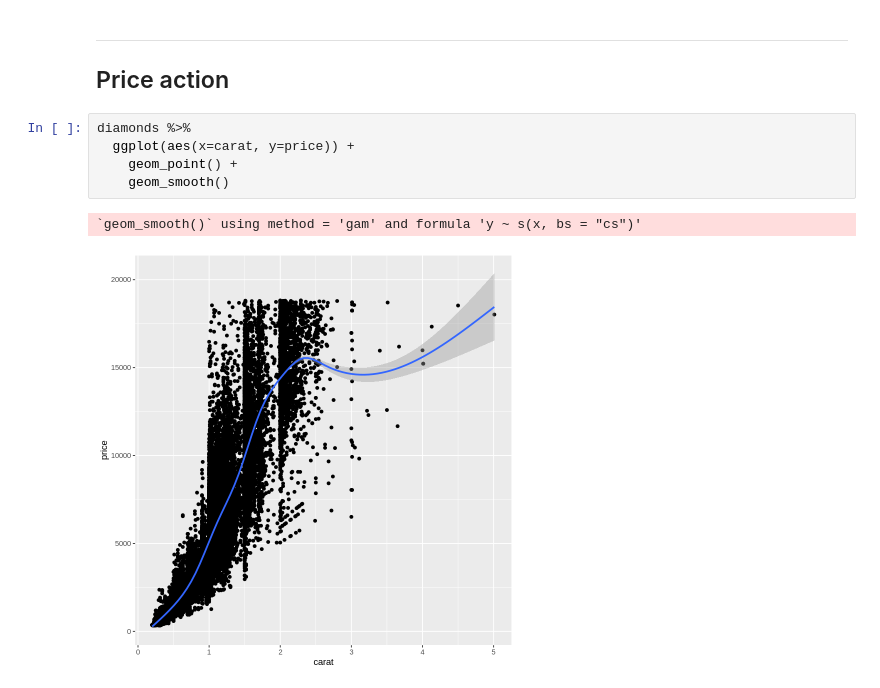
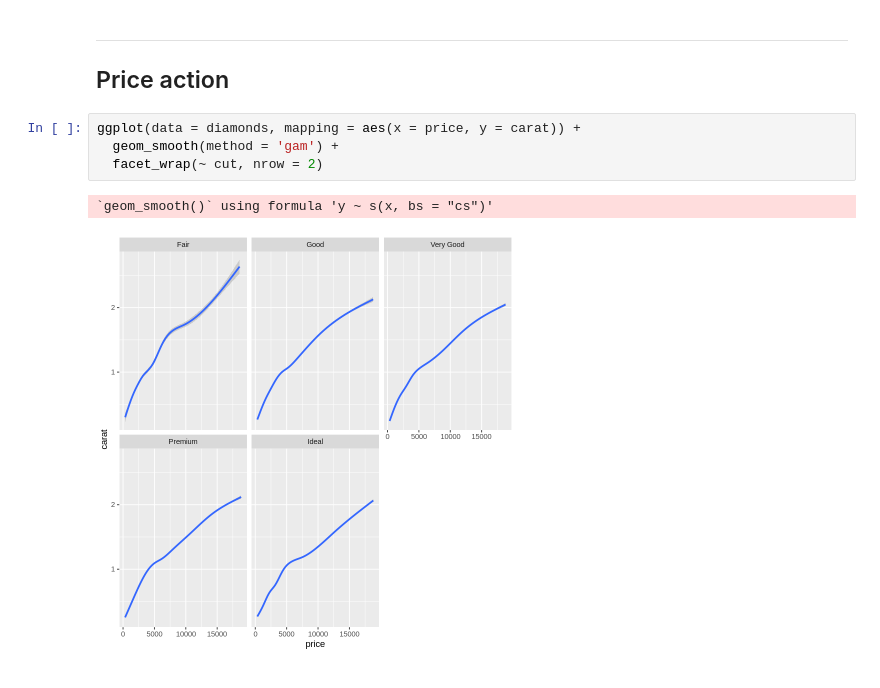
Before and after one commit to polo-music/EDA-diamonds-R, a Jupyter notebook: EDA_w_R_diamonds.ipynb, the cells around one changed output. Saved outputs shown, nothing was run; the diff lists cells and outputs as text.

Commit message:
First question + facet wrap visualization

```diff
--- a/EDA_w_R_diamonds.ipynb
+++ b/EDA_w_R_diamonds.ipynb
@@ -108,11 +113,10 @@ diamonds %>%
 ---
 
 ## Price action
-# %%
-diamonds %>%
-  ggplot(aes(x=carat, y=price)) +
-    geom_point() +
-    geom_smooth()
-# %% [output]
-`geom_smooth()` using method = 'gam' and formula 'y ~ s(x, bs = "cs")'
-[figure, removed]
+# %%
+ggplot(data = diamonds, mapping = aes(x = price, y = carat)) +
+  geom_smooth(method = 'gam') +
+  facet_wrap(~ cut, nrow = 2)
+# %% [output]
+`geom_smooth()` using formula 'y ~ s(x, bs = "cs")'
+[figure, added]
```
Also changed, not shown: parts of 1 cell of this notebook.
